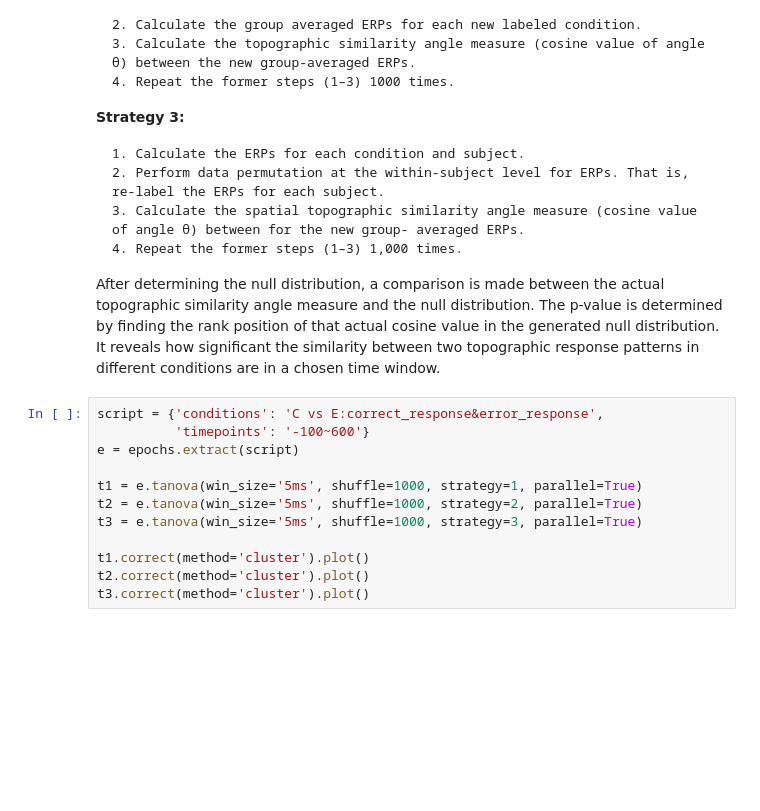
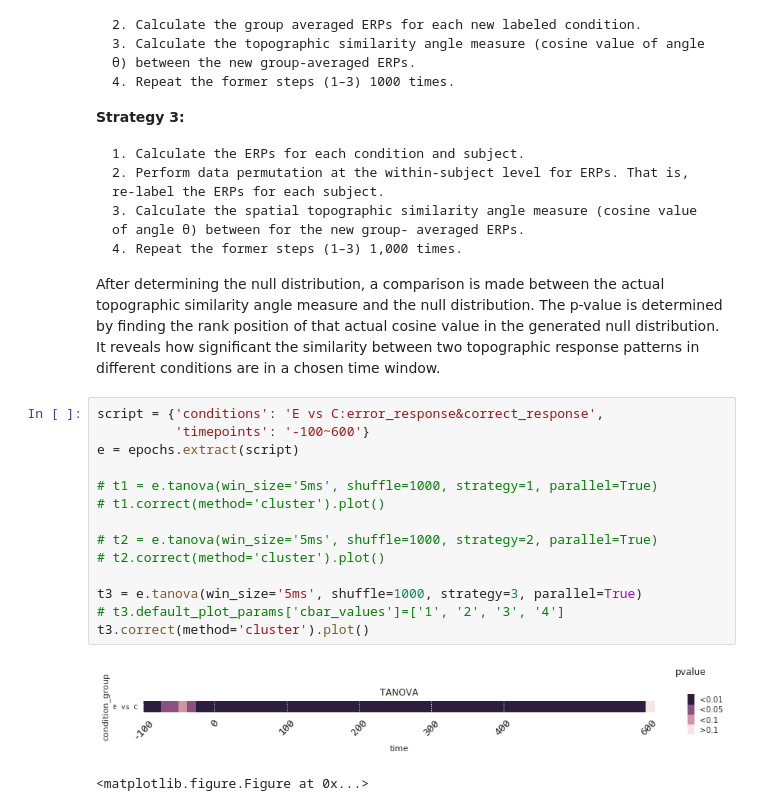
Before and after one commit to abelowska/easyPipelines, a Jupyter notebook: erp_permuco.ipynb, the cells around one changed output. Saved outputs shown, nothing was run; the diff lists cells and outputs as text; blank space fills up the shorter version.

Commit message:
refined TANOVA

```diff
--- a/erp_permuco.ipynb
+++ b/erp_permuco.ipynb
@@ -216,14 +222,19 @@ TANOVA is a statistical analysis on a measure of similarity between topographies
 
 After determining the null distribution, a comparison is made between the actual topographic similarity angle measure and the null distribution. The p-value is determined by finding the rank position of that actual cosine value in the generated null distribution. It reveals how significant the similarity between two topographic response patterns in different conditions are in a chosen time window.
 # %%
-script = {'conditions': 'C vs E:correct_response&error_response',
+script = {'conditions': 'E vs C:error_response&correct_response',
           'timepoints': '-100~600'}
 e = epochs.extract(script)
 
-t1 = e.tanova(win_size='5ms', shuffle=1000, strategy=1, parallel=True)
-t2 = e.tanova(win_size='5ms', shuffle=1000, strategy=2, parallel=True)
+# t1 = e.tanova(win_size='5ms', shuffle=1000, strategy=1, parallel=True)
+# t1.correct(method='cluster').plot()
+
+# t2 = e.tanova(win_size='5ms', shuffle=1000, strategy=2, parallel=True)
+# t2.correct(method='cluster').plot()
+
 t3 = e.tanova(win_size='5ms', shuffle=1000, strategy=3, parallel=True)
-
-t1.correct(method='cluster').plot()
-t2.correct(method='cluster').plot()
+# t3.default_plot_params['cbar_values']=['1', '2', '3', '4']
 t3.correct(method='cluster').plot()
+# %% [output]
+[figure, added]
+<matplotlib.figure.Figure at 0x...>
```
Also changed, not shown: parts of 5 cells of this notebook.
